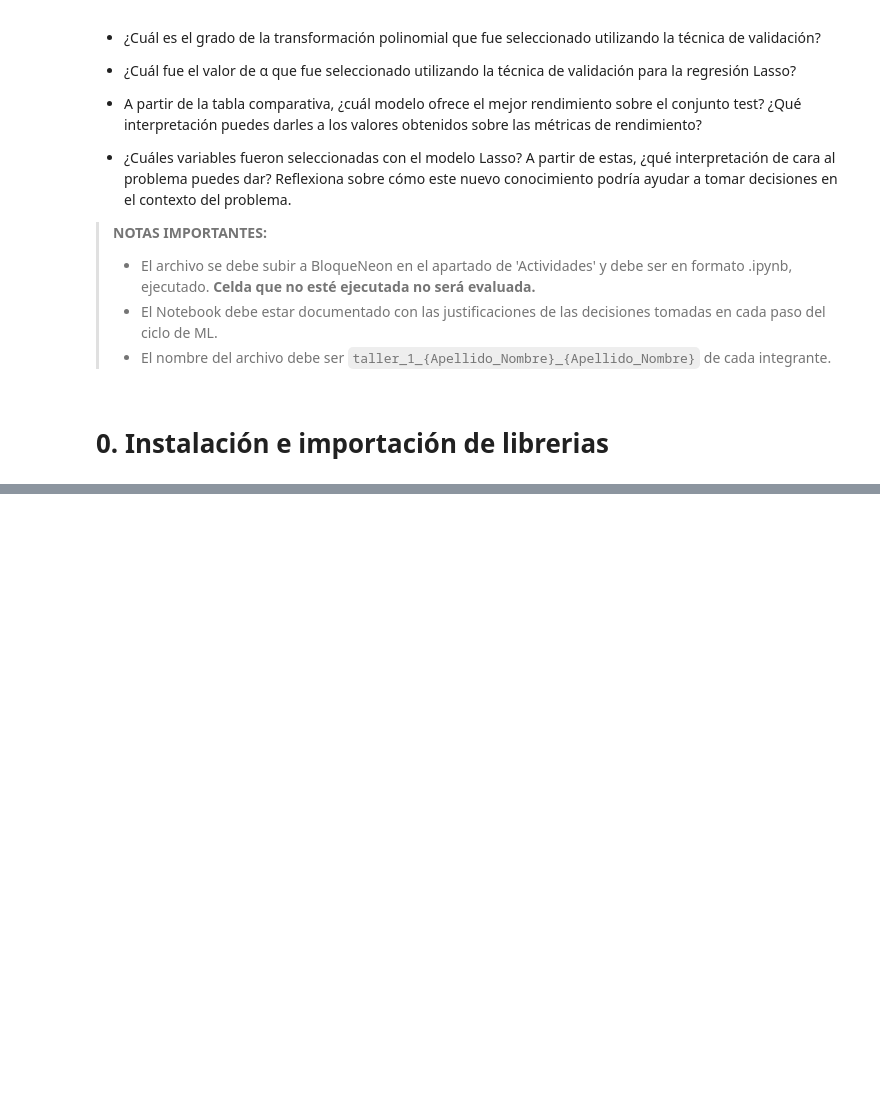
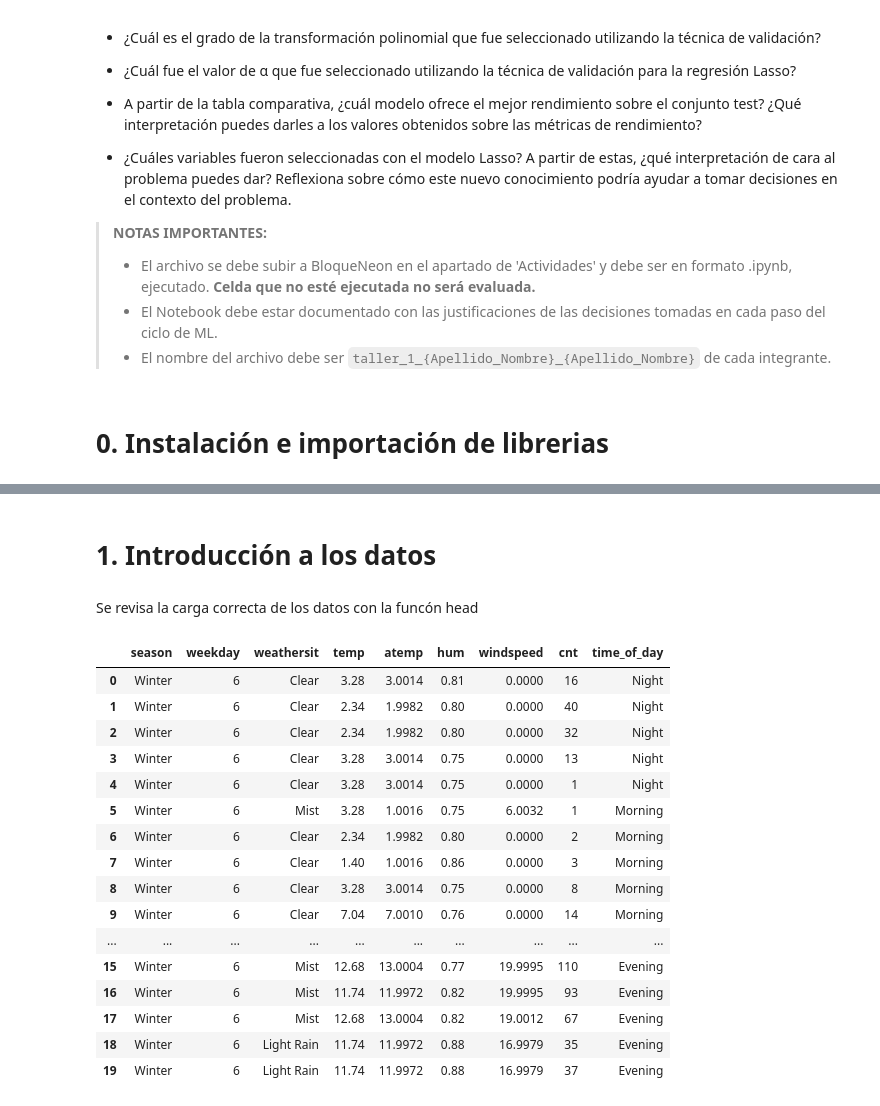
Before and after one commit to Sinis16/202220_Ejemplo_Parcial_Practico_1, a Jupyter notebook: Talleres/Taller 1/MINE_4206_202510_AML_Taller1.ipynb, the cells around one changed output, grey strips where cells are left out. Drawn from its saved outputs; the diff is of its cells as text; code cells hidden in the pictures; blank space fills up the shorter version.

```diff
--- a/Talleres/Taller 1/MINE_4206_202510_AML_Taller1.ipynb
+++ b/Talleres/Taller 1/MINE_4206_202510_AML_Taller1.ipynb
@@ -83,0 +95,27 @@ from sklearn.preprocessing import MinMaxScaler
+# %% [markdown]
+# 1. Introducción a los datos
+# %%
+url = 'https://raw.githubusercontent.com/Sinis16/202220_Ejemplo_Parcial_Practico_1/refs/heads/master/Talleres/Taller%201/Datos_Bicicletas.csv'
+data = pd.read_csv(url, sep=";")
+# %% [markdown]
+Se revisa la carga correcta de los datos con la funcón head
+# %%
+data.head(20)
+# %% [output]
+|  | season | weekday | weathersit | temp | atemp | hum | windspeed | cnt | time_of_day |
+| 0 | Winter | 6 | Clear | 3.28 | 3.0014 | 0.81 | 0.0000 | 16 | Night |
+| 1 | Winter | 6 | Clear | 2.34 | 1.9982 | 0.80 | 0.0000 | 40 | Night |
+| 2 | Winter | 6 | Clear | 2.34 | 1.9982 | 0.80 | 0.0000 | 32 | Night |
+| 3 | Winter | 6 | Clear | 3.28 | 3.0014 | 0.75 | 0.0000 | 13 | Night |
+| 4 | Winter | 6 | Clear | 3.28 | 3.0014 | 0.75 | 0.0000 | 1 | Night |
+| 5 | Winter | 6 | Mist | 3.28 | 1.0016 | 0.75 | 6.0032 | 1 | Morning |
+| 6 | Winter | 6 | Clear | 2.34 | 1.9982 | 0.80 | 0.0000 | 2 | Morning |
+| 7 | Winter | 6 | Clear | 1.40 | 1.0016 | 0.86 | 0.0000 | 3 | Morning |
+| 8 | Winter | 6 | Clear | 3.28 | 3.0014 | 0.75 | 0.0000 | 8 | Morning |
+| 9 | Winter | 6 | Clear | 7.04 | 7.0010 | 0.76 | 0.0000 | 14 | Morning |
+| ... | ... | ... | ... | ... | ... | ... | ... | ... | ... |
+| 15 | Winter | 6 | Mist | 12.68 | 13.0004 | 0.77 | 19.9995 | 110 | Evening |
+| 16 | Winter | 6 | Mist | 11.74 | 11.9972 | 0.82 | 19.9995 | 93 | Evening |
+| 17 | Winter | 6 | Mist | 12.68 | 13.0004 | 0.82 | 19.0012 | 67 | Evening |
+| 18 | Winter | 6 | Light Rain | 11.74 | 11.9972 | 0.88 | 16.9979 | 35 | Evening |
+| 19 | Winter | 6 | Light Rain | 11.74 | 11.9972 | 0.88 | 16.9979 | 37 | Evening |
```
Also changed, not shown: parts of 24 cells of this notebook.
